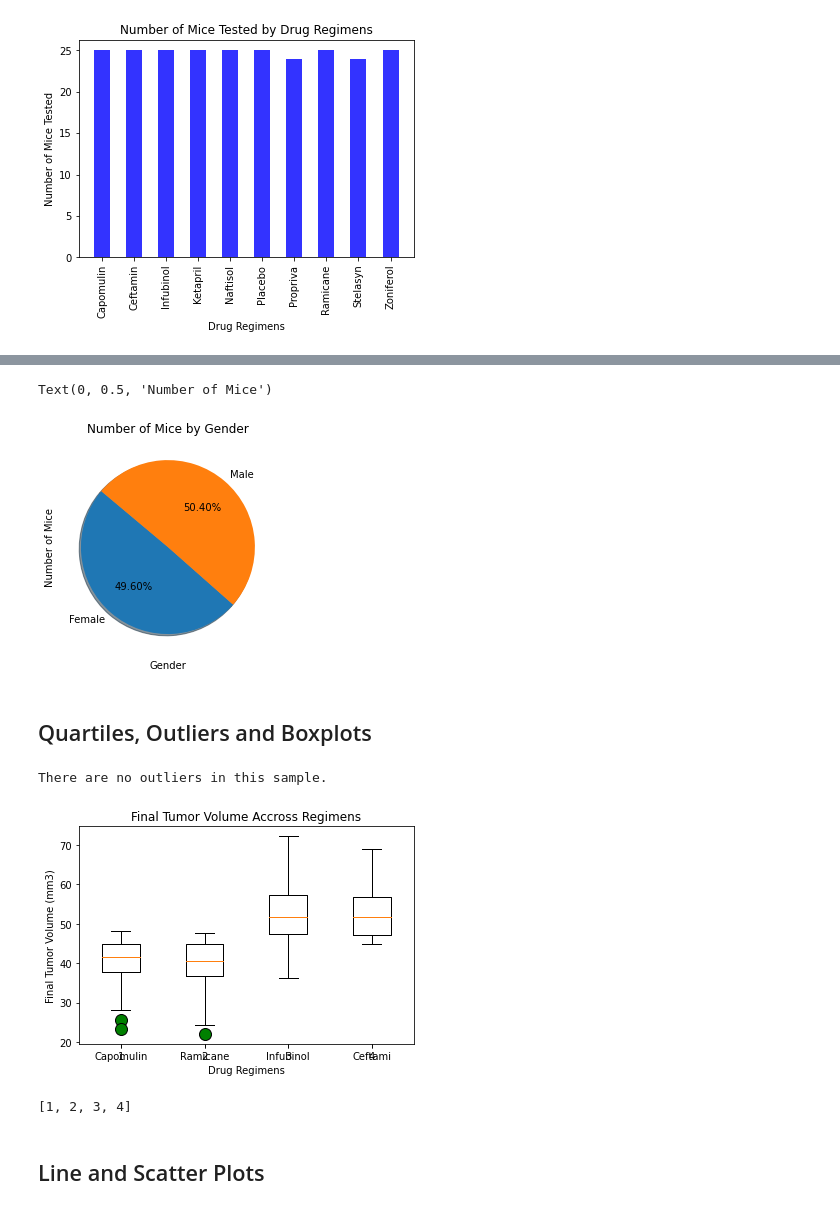
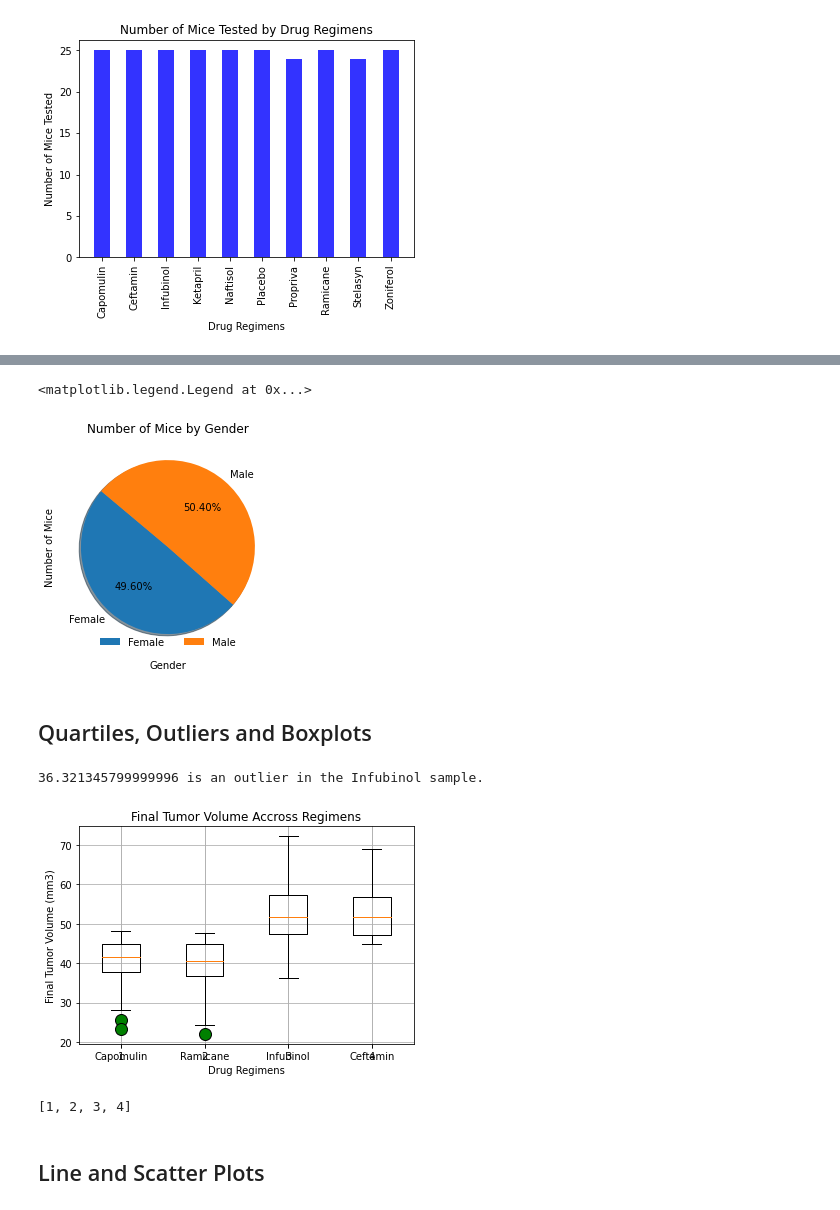
Before and after one commit to zombimaki/matplotlib-challenge, a Jupyter notebook: Pymaceuticals/pymaceuticals.ipynb, the cells around one changed output, grey strips where cells are left out. Cells and saved outputs as stored; diff of their text form; code cells hidden in the pictures.

```diff
--- a/Pymaceuticals/pymaceuticals.ipynb
+++ b/Pymaceuticals/pymaceuticals.ipynb
@@ -246,14 +248,14 @@ x_labels = list(gender_mice_cnt.index)
 plt.pie(gender_mice_cnt, labels=x_labels,
         autopct="%1.2f%%", shadow=True, startangle=140)
 
-
 # set title and labels
 plt.title("Number of Mice by Gender")
 plt.xlabel("Gender")
 plt.ylabel("Number of Mice")
+ax.legend(frameon=False, loc='lower center', ncol=2)
 # %% [output]
-Text(0, 0.5, 'Number of Mice')
+<matplotlib.legend.Legend at 0x...>
-[figure, old version]
+[figure, new version]
 # %% [markdown]
 ## Quartiles, Outliers and Boxplots
 # %%
@@ -267,85 +269,68 @@ timepoint_group_df =  mouse_study_df.groupby('Mouse ID')['Timepoint'].max()
 last_timepoint_df = pd.merge(timepoint_group_df , mouse_study_df, how='inner', left_on=["Mouse ID", "Timepoint"], right_on=["Mouse ID","Timepoint"])
 # %%
 # Put treatments into a list for for loop (and later for plot labels)
-treatment_names = ['Capomulin', 'Ramicane', 'Infubinol','Ceftami']
-
-# Create empty list to fill with tumor vol data (for plotting)
-tumor_volume = []
-
-# Calculate the IQR and quantitatively determine if there are any potential outliers.
+treatment_names = ['Capomulin', 'Ramicane', 'Infubinol','Ceftamin']
 
 # loop through the last timepoint andtumor volume to the list where the treatment is Capomulin, Ramicane, Infubinol, or Ceftami
-for index, row in last_timepoint_df.iterrows():
-    if row[2] == 'Capomulin':
-        tumor_volume.append(row[6])
-    if row[2] == 'Ramicane':
-        tumor_volume.append(row[6])
-    if row[2] == 'Infubinol':
-        tumor_volume.append(row[6])
-    if row[2] == 'Ceftamin':
-        tumor_volume.append(row[6])
+for treatment in treatment_names:
+    tumor_volume = []
+    for index, row in last_timepoint_df.iterrows():
+        if row[2] == treatment:
+            tumor_volume.append(row[6])
 
-# make tumor into a series so we can run the quantiles
-tumor = pd.Series(tumor_volume)
+    tumor = pd.Series(tumor_volume)
 
-# calculate quartiles and IQR
-quartiles = tumor.quantile([.25,.5,.75])
-lowerq = quartiles[0.25]
-upperq = quartiles[0.75]
-iqr = upperq-lowerq
+    # Calculate the IQR and quantitatively determine if there are any potential outliers.
+    quartiles = tumor.quantile([.25,.5,.75])
+    quartiles = tumor.quantile([.25,.5,.75])
+    lowerq = quartiles[0.25]
+    upperq = quartiles[0.75]
+    iqr = upperq-lowerq
 
-# set upper and lower limites
-lower_bound = lowerq - (1.5*iqr)
-upper_bound = upperq + (1.5*iqr)
+    # set upper and lower limites
+    lower_bound = lowerq - (1.5*iqr)
+    upper_bound = upperq + (1.5*iqr)
 
-# Determine outliers using upper and lower bounds
-outlier_count = 0
-
-for item in tumor.iteritems():
-    if item[1] < lower_bound:
-        print(item[1])
-        outlier_count = outlier_count + 1
-    elif item[1] > upper_bound:
-        print(item[1])
-        outlier_count = outlier_count + 1
-
-# if there are no outliers leave a message
-if outlier_count == 0:
-    print("There are no outliers in this sample.")
+    for item in tumor.iteritems():
+        if item[1] < lower_bound:
+            print(f'{item[1]} is an outlier in the {treatment} sample.' )
+        elif item[1] > upper_bound:
+            rint(f'{item[1]} is an outlier.' )
 # %% [output]
-There are no outliers in this sample.
+36.321345799999996 is an outlier in the Infubinol sample.
 # %%
 # Generate a box plot of the final tumor volume of each mouse across four regimens of interest
 
 # Create a df for each regimen
 Capomulin_df = mouse_study_df.loc[mouse_study_df['Drug Regimen'] == 'Capomulin']
 Ramicane_df = mouse_study_df.loc[mouse_study_df['Drug Regimen'] == 'Ramicane']
 Infubinol_df = mouse_study_df.loc[mouse_study_df['Drug Regimen'] == 'Infubinol']
 Ceftamin_df = mouse_study_df.loc[mouse_study_df['Drug Regimen'] == 'Ceftamin']
 
 # create a list of tumor volumes series for eaach regimen
 data = [Capomulin_df['Tumor Volume (mm3)'],Ramicane_df['Tumor Volume (mm3)'],Infubinol_df['Tumor Volume (mm3)'],Ceftamin_df['Tumor Volume (mm3)']]
 
-fig7, ax7 = plt.subplots()
+fig, ax = plt.subplots()
 
 x_axis = np.arange(len(treatment_names))
 tick_locations = [value+1 for value in x_axis]
 plt.xticks(tick_locations, treatment_names)
 
-ax7.set_title('Final Tumor Volume Accross Regimens')
+ax.set_title('Final Tumor Volume Accross Regimens')
 plt.xlabel("Drug Regimens")
 plt.ylabel("Final Tumor Volume (mm3)")
 
 # set the outliers to display as green circles
 flierprops = dict(marker='o', markerfacecolor='green', markersize=12,
                   linestyle='none')
 
-ax7.boxplot(data, flierprops=flierprops)
+ax.boxplot(data, flierprops=flierprops)
 
+plt.grid()
 plt.show()
 tick_locations
 # %% [output]
-[figure, old version]
+[figure, new version]
 [1, 2, 3, 4]
 # %% [markdown]
 ## Line and Scatter Plots
```
Also changed, not shown: parts of 3 cells of this notebook.
